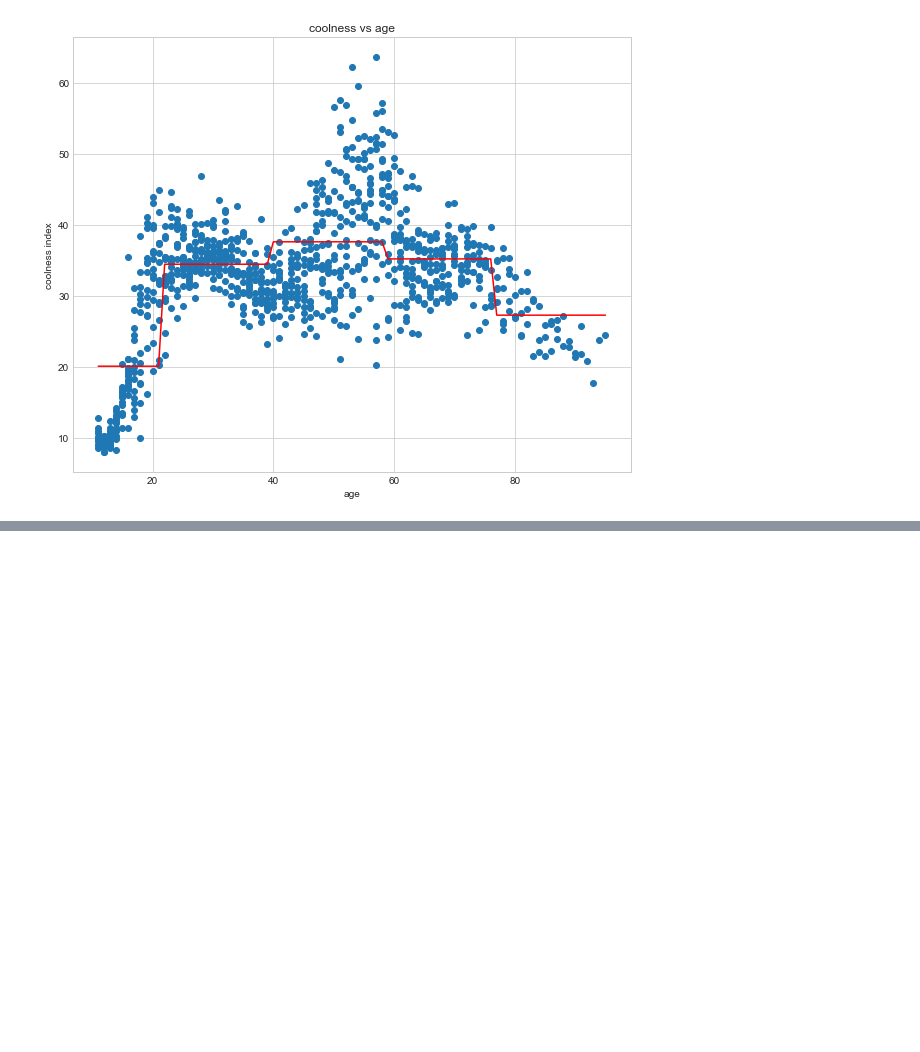
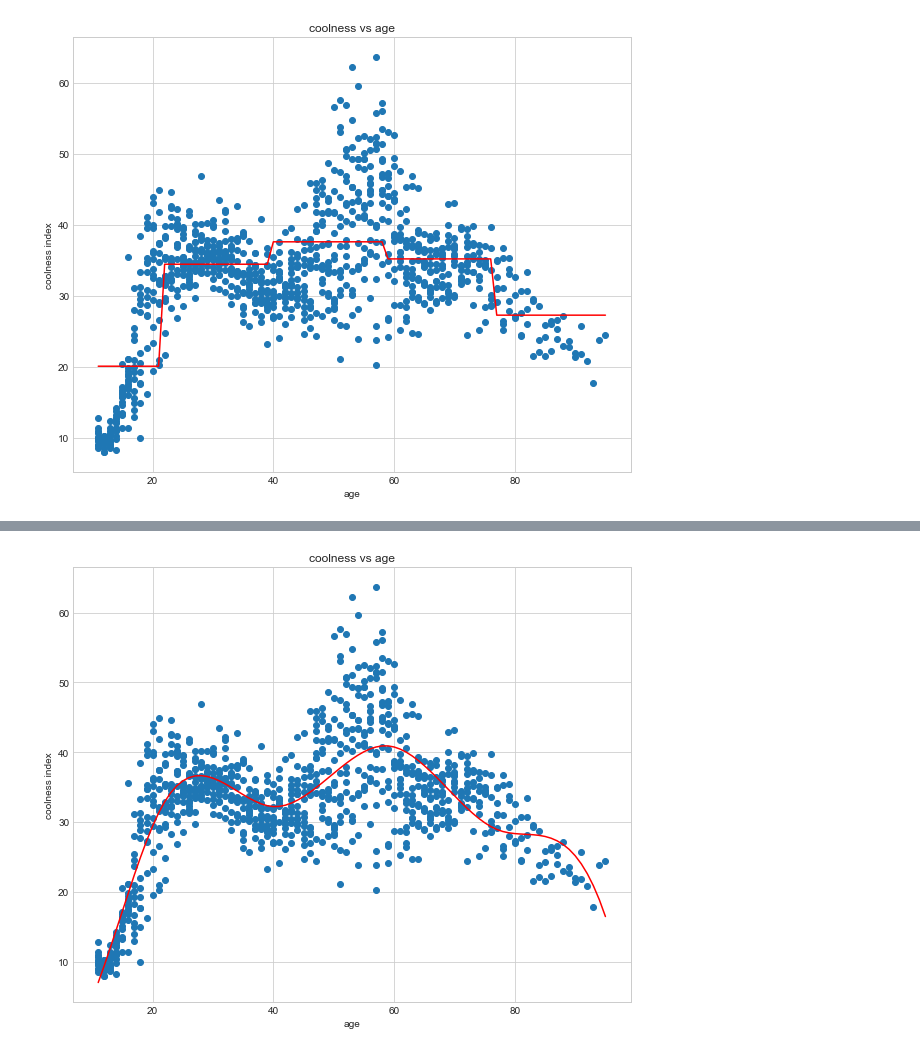
Before and after one commit to UC-MACSS/persp-model_W18, a Jupyter notebook: Students/LiR/PS5/PS5-Li_Ruixue.ipynb, the cells around one changed output, grey strips where cells are left out. Drawn from its saved outputs; the diff is of its cells as text; code cells hidden in the pictures; blank space fills up the shorter version.

```diff
--- a/Students/LiR/PS5/PS5-Li_Ruixue.ipynb
+++ b/Students/LiR/PS5/PS5-Li_Ruixue.ipynb
@@ -228,0 +228,12 @@ plt.show()
+# %%
+spl_cubic = LSQUnivariateSpline(cool.age.values, cool.coolness.values, t, k=3)
+y_pred = spl_cubic(cool.age)
+# %%
+plt.scatter(cool.age, cool.coolness)
+plt.plot(cool.age, y_pred, color = 'r')
+plt.xlabel('age')
+plt.ylabel('coolness index')
+plt.title('coolness vs age')
+plt.show()
+# %% [output]
+[figure, added]
```
Also changed, not shown: parts of 8 cells of this notebook.
